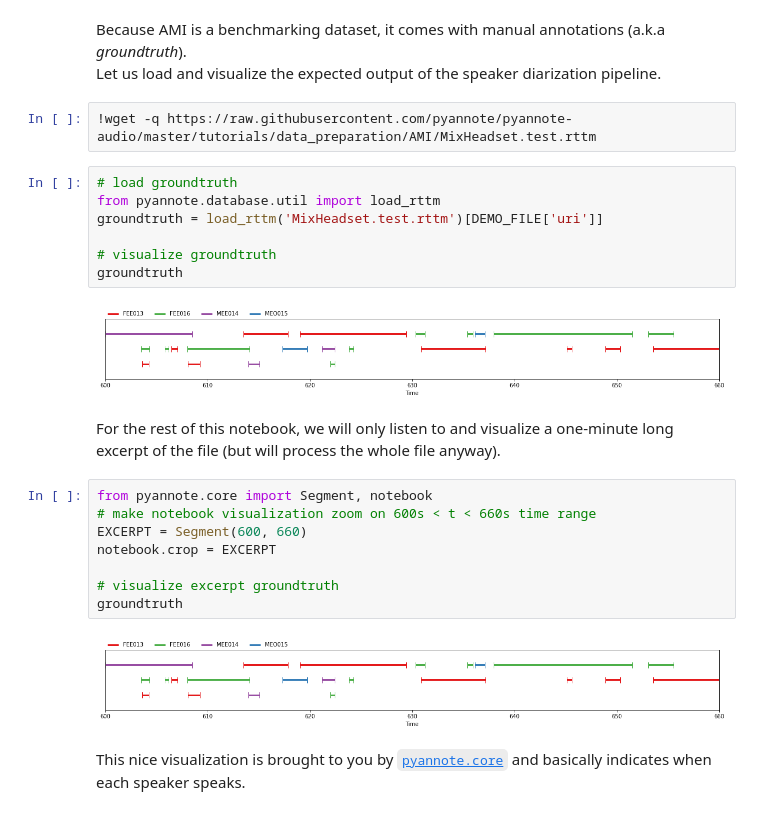
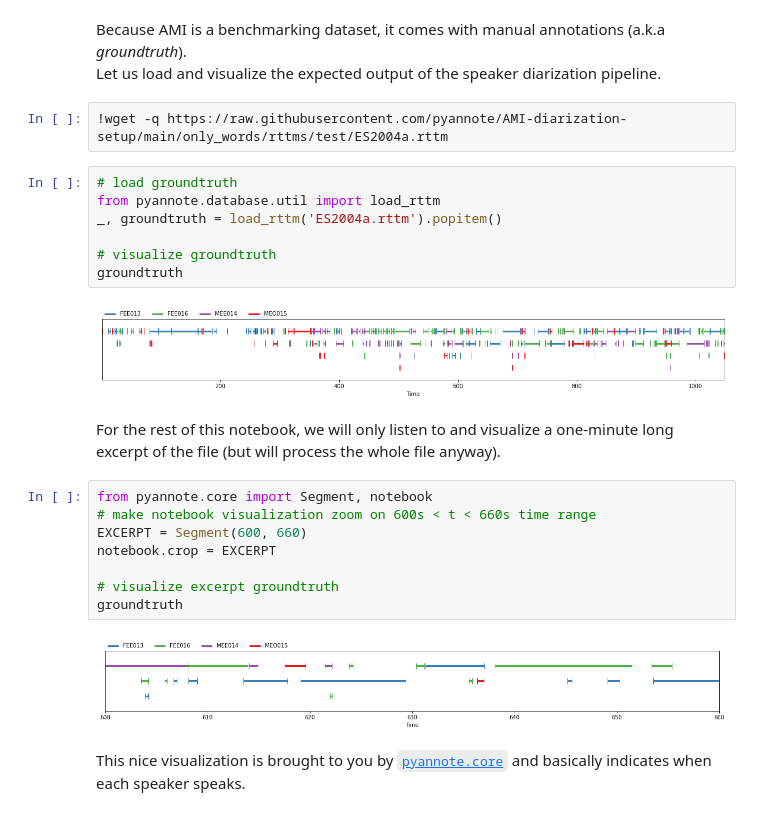
Before and after one commit to mahdeslami11/pyannote-audio, a Jupyter notebook: tutorials/intro.ipynb, the cells around one changed output. Drawn from its saved outputs; the diff is of its cells as text.

```diff
--- a/tutorials/intro.ipynb
+++ b/tutorials/intro.ipynb
@@ -33,16 +41,16 @@ DEMO_FILE = {'uri': 'ES2004a.Mix-Headset', 'audio': 'ES2004a.Mix-Headset.wav'}
 Because AMI is a benchmarking dataset, it comes with manual annotations (a.k.a *groundtruth*).
 Let us load and visualize the expected output of the speaker diarization pipeline.
 # %%
-!wget -q https://raw.githubusercontent.com/pyannote/pyannote-audio/master/tutorials/data_preparation/AMI/MixHeadset.test.rttm
+!wget -q https://raw.githubusercontent.com/pyannote/AMI-diarization-setup/main/only_words/rttms/test/ES2004a.rttm
 # %%
 # load groundtruth
 from pyannote.database.util import load_rttm
-groundtruth = load_rttm('MixHeadset.test.rttm')[DEMO_FILE['uri']]
+_, groundtruth = load_rttm('ES2004a.rttm').popitem()
 
 # visualize groundtruth
 groundtruth
 # %% [output]
-[figure, old version]
+[figure, new version]
 # %% [markdown]
 For the rest of this notebook, we will only listen to and visualize a one-minute long excerpt of the file (but will process the whole file anyway).
 # %%
@@ -54,7 +62,7 @@ notebook.crop = EXCERPT
 # visualize excerpt groundtruth
 groundtruth
 # %% [output]
-[figure, old version]
+[figure, new version]
 # %% [markdown]
 This nice visualization is brought to you by [`pyannote.core`](http://pyannote.github.io/pyannote-core/) and basically indicates when each speaker speaks.
 # %%
```
Also changed, not shown: parts of 5 cells of this notebook.
